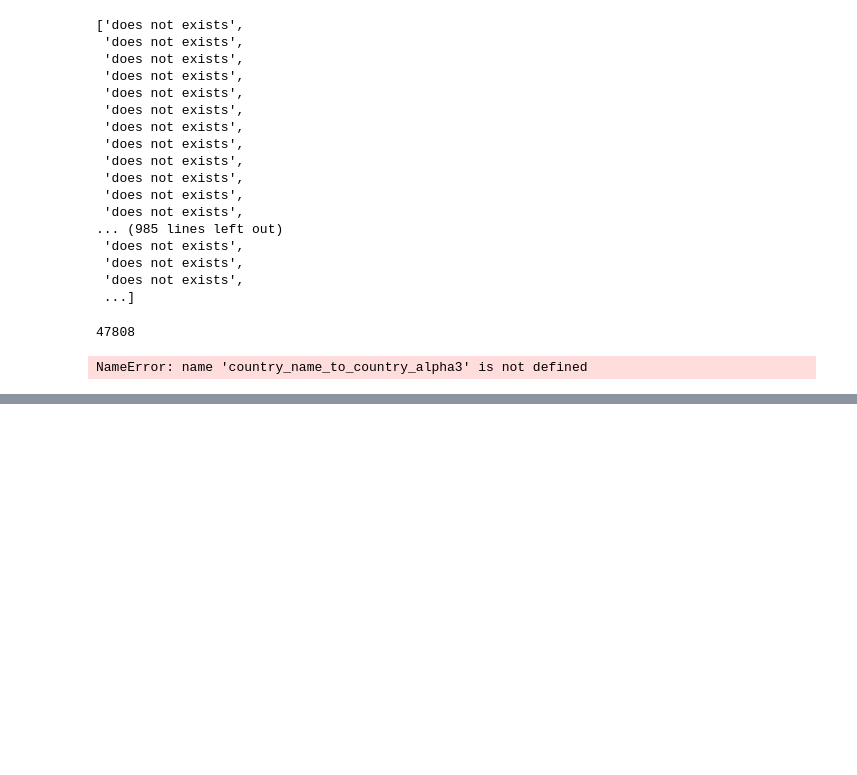
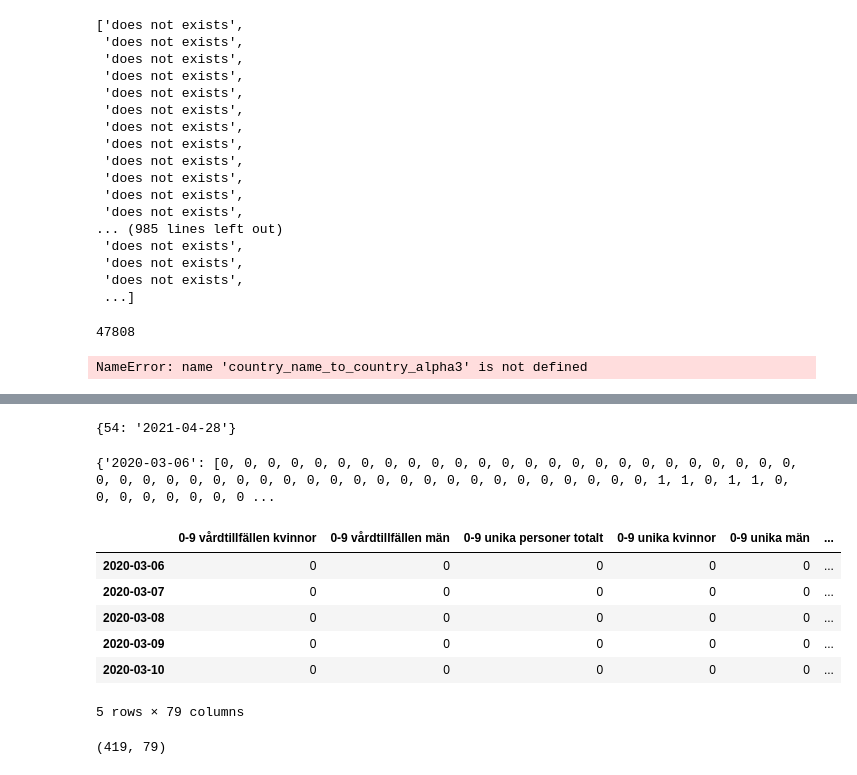
Before and after one commit to AlbertFlorinus/Covid-data-lab, a Jupyter notebook: data_exploration.ipynb, the cells around one changed output, grey strips where cells are left out. Cells and saved outputs as stored; diff of their text form; code cells hidden in the pictures; blank space fills up the shorter version.

```diff
--- a/data_exploration.ipynb
+++ b/data_exploration.ipynb
@@ -247,3 +247,5 @@ sweden[(sweden['Date'] > datetime.datetime.strptime('', "%Y-%m-%d").date()) & (s
 # %%
 # Plotly can take the whole dataframe as an argument!
 px.line(sweden, x='Date', y='Confirmed')
+# %%
+dfv = pd.read_json('https://www.svt.se/special/articledata/2532/alder_data.json')
@@ -249,0 +261,6 @@ px.line(sweden, x='Date', y='Confirmed')
+# %%
+print(test)
+# %% [output]
+{54: '2021-04-28'}
+# %%
+dic = {}
@@ -249,0 +270,4 @@ px.line(sweden, x='Date', y='Confirmed')
+# %%
+print(dic)
+# %% [output]
+{'2020-03-06': [0, 0, 0, 0, 0, 0, 0, 0, 0, 0, 0, 0, 0, 0, 0, 0, 0, 0, 0, 0, 0, 0, 0, 0, 0, 0, 0, 0, 0, 0, 0, 0, 0, 0, 0, 0, 0, 0, 0, 0, 0, 0, 0, 0, 0, 0, 0, 0, 0, 1, 1, 0, 1, 1, 0, 0, 0, 0, 0, 0, 0, 0 ...
@@ -249,0 +276,14 @@ px.line(sweden, x='Date', y='Confirmed')
+# %%
+tt.head()
+# %% [output]
+|  | 0-9 vårdtillfällen kvinnor | 0-9 vårdtillfällen män | 0-9 unika personer totalt | 0-9 unika kvinnor | 0-9 unika män | ... |
+| 2020-03-06 | 0 | 0 | 0 | 0 | 0 | ... |
+| 2020-03-07 | 0 | 0 | 0 | 0 | 0 | ... |
+| 2020-03-08 | 0 | 0 | 0 | 0 | 0 | ... |
+| 2020-03-09 | 0 | 0 | 0 | 0 | 0 | ... |
+| 2020-03-10 | 0 | 0 | 0 | 0 | 0 | ... |
+5 rows × 79 columns
+# %%
+tt.shape
+# %% [output]
+(419, 79)
```
Also changed, not shown: parts of 10 cells of this notebook.
